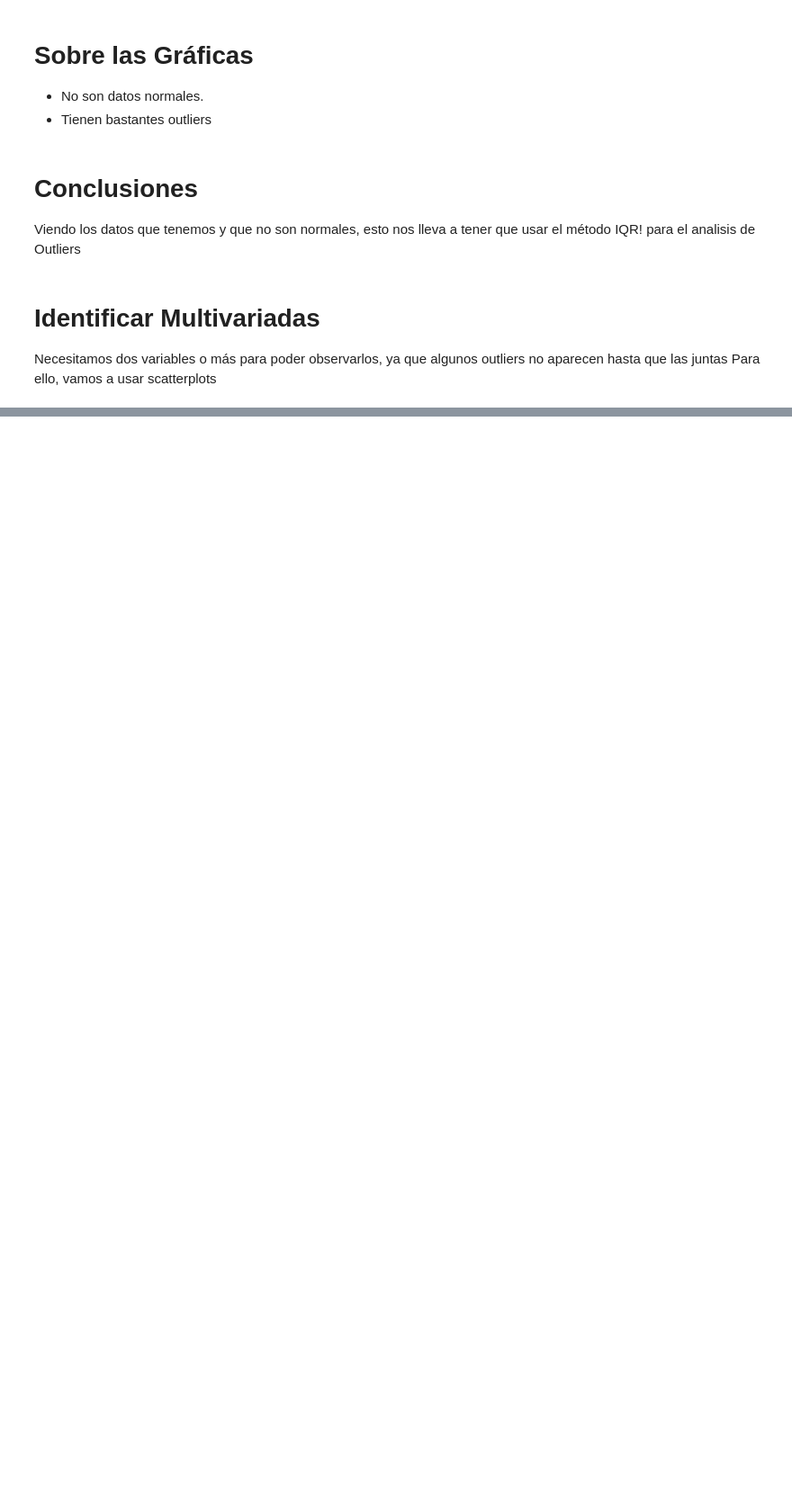
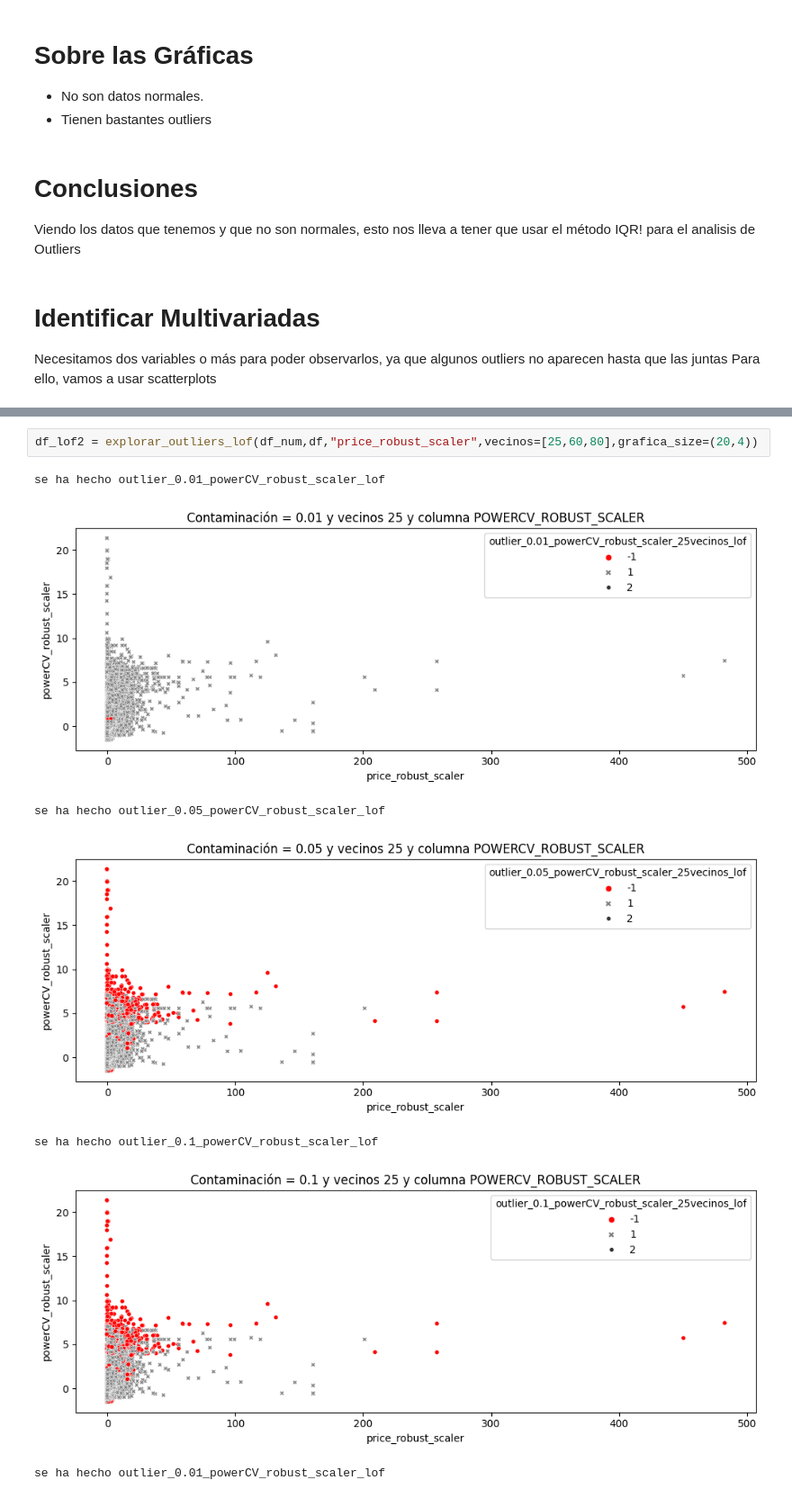
Before and after one commit to apelsito/laboratorio-modulo7-leccion03-gestion-outiers, a Jupyter notebook: laboratorio-modulo7-leccion03-gestion-outiers.ipynb, the cells around one changed output, grey strips where cells are left out. Shown at 90% size. Drawn from its saved outputs; the diff is of its cells as text; blank space fills up the shorter version.

```diff
--- a/laboratorio-modulo7-leccion03-gestion-outiers.ipynb
+++ b/laboratorio-modulo7-leccion03-gestion-outiers.ipynb
@@ -117,0 +159,10 @@ La columna POWERCV_ROBUST_SCALER tiene 12390 outliers entre el total de 356519 d
+# %%
+df_lof2 = explorar_outliers_lof(df_num,df,"price_robust_scaler",vecinos=[25,60,80],grafica_size=(20,4))
+# %% [output]
+se ha hecho outlier_0.01_powerCV_robust_scaler_lof
+[figure, added]
+se ha hecho outlier_0.05_powerCV_robust_scaler_lof
+[figure, added]
+se ha hecho outlier_0.1_powerCV_robust_scaler_lof
+[figure, added]
+se ha hecho outlier_0.01_powerCV_robust_scaler_lof
```
Also changed, not shown: parts of 22 cells of this notebook, 2 other files.
